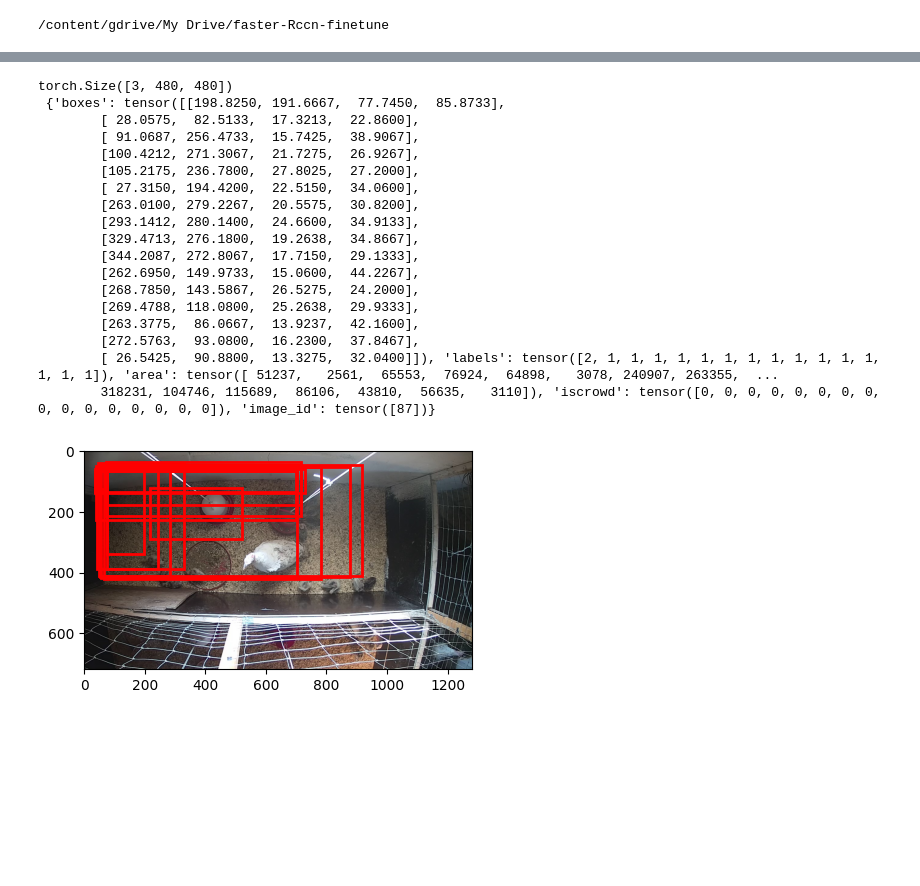
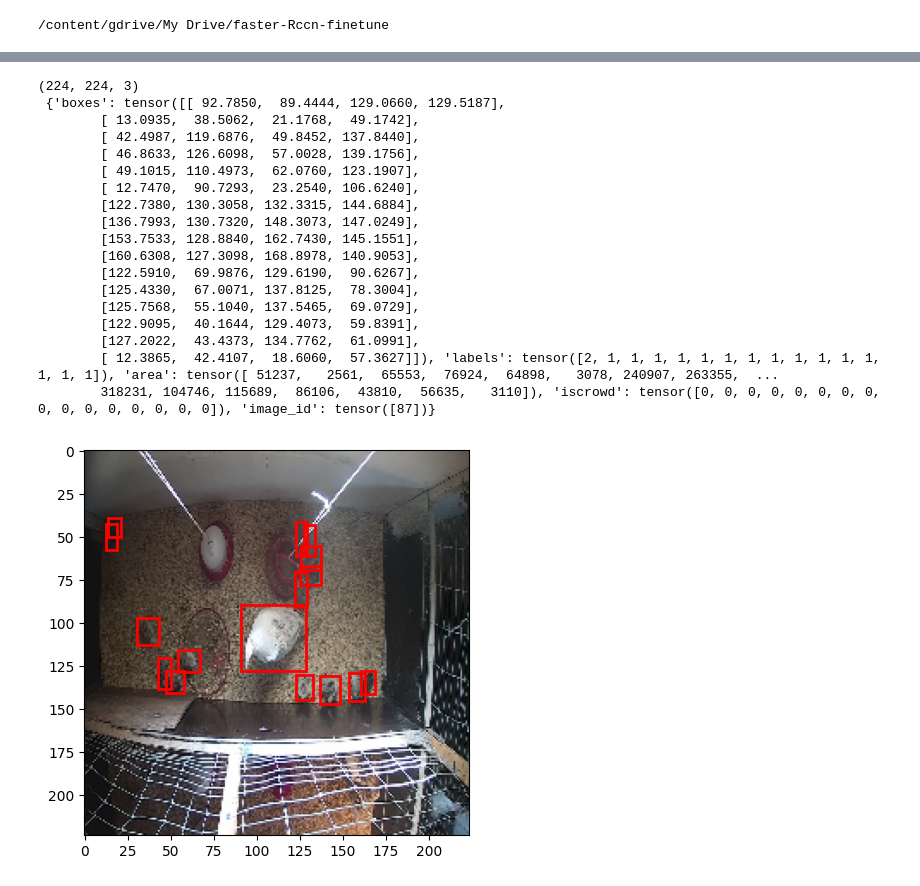
Before and after one commit to aemrhb/Mutiple_object_tracking_IPI, a Jupyter notebook: faster_Rcnnn_finetune.ipynb, the cells around one changed output, grey strips where cells are left out. Drawn from its saved outputs; the diff is of its cells as text; code cells hidden in the pictures; blank space fills up the shorter version.

```diff
--- a/faster_Rcnnn_finetune.ipynb
+++ b/faster_Rcnnn_finetune.ipynb
@@ -199,9 +193,9 @@ class CustomDataset(torch.utils.data.Dataset):
           res = [float(t) for t in strr]
 
           xmin_corr = (res[0]/wt)*self.width
-          xmax_corr = (res[2]/wt)*self.width
+          xmax_corr = (res[0]/wt)*self.width + (res[2]/wt)*self.width
           ymin_corr = (res[1]/ht)*self.height
-          ymax_corr = (res[3]/ht)*self.height
+          ymax_corr = (res[1]/ht)*self.height + (res[3]/ht)*self.height
 
           are = int((res[2] - res[0]) * (res[3] - res[1]))
           area.append(are)
@@ -278,7 +259,7 @@ def get_transform(train):
             ToTensorV2(p=1.0)
         ])
 # %%
-dataset = CustomDataset(files_dir, 480, 480, transforms= get_transform(train=True))
+dataset = CustomDataset(files_dir, 224, 224)
 # dataset[0]
 # print('length of dataset = ', len(dataset), '\n')
 
@@ -288,50 +269,50 @@ img, target = dataset[87]
 #     print(key, value)
 print(img.shape, '\n',target)
 # %% [output]
-torch.Size([3, 480, 480])
- {'boxes': tensor([[198.8250, 191.6667,  77.7450,  85.8733],
-        [ 28.0575,  82.5133,  17.3213,  22.8600],
-        [ 91.0687, 256.4733,  15.7425,  38.9067],
-        [100.4212, 271.3067,  21.7275,  26.9267],
-        [105.2175, 236.7800,  27.8025,  27.2000],
-        [ 27.3150, 194.4200,  22.5150,  34.0600],
-        [263.0100, 279.2267,  20.5575,  30.8200],
-        [293.1412, 280.1400,  24.6600,  34.9133],
-        [329.4713, 276.1800,  19.2638,  34.8667],
-        [344.2087, 272.8067,  17.7150,  29.1333],
-        [262.6950, 149.9733,  15.0600,  44.2267],
-        [268.7850, 143.5867,  26.5275,  24.2000],
-        [269.4788, 118.0800,  25.2638,  29.9333],
-        [263.3775,  86.0667,  13.9237,  42.1600],
-        [272.5763,  93.0800,  16.2300,  37.8467],
-        [ 26.5425,  90.8800,  13.3275,  32.0400]]), 'labels': tensor([2, 1, 1, 1, 1, 1, 1, 1, 1, 1, 1, 1, 1, 1, 1, 1]), 'area': tensor([ 51237,   2561,  65553,  76924,  64898,   3078, 240907, 263355,  ...
+(224, 224, 3)
+ {'boxes': tensor([[ 92.7850,  89.4444, 129.0660, 129.5187],
+        [ 13.0935,  38.5062,  21.1768,  49.1742],
+        [ 42.4987, 119.6876,  49.8452, 137.8440],
+        [ 46.8633, 126.6098,  57.0028, 139.1756],
+        [ 49.1015, 110.4973,  62.0760, 123.1907],
+        [ 12.7470,  90.7293,  23.2540, 106.6240],
+        [122.7380, 130.3058, 132.3315, 144.6884],
+        [136.7993, 130.7320, 148.3073, 147.0249],
+        [153.7533, 128.8840, 162.7430, 145.1551],
+        [160.6308, 127.3098, 168.8978, 140.9053],
+        [122.5910,  69.9876, 129.6190,  90.6267],
+        [125.4330,  67.0071, 137.8125,  78.3004],
+        [125.7568,  55.1040, 137.5465,  69.0729],
+        [122.9095,  40.1644, 129.4073,  59.8391],
+        [127.2022,  43.4373, 134.7762,  61.0991],
+        [ 12.3865,  42.4107,  18.6060,  57.3627]]), 'labels': tensor([2, 1, 1, 1, 1, 1, 1, 1, 1, 1, 1, 1, 1, 1, 1, 1]), 'area': tensor([ 51237,   2561,  65553,  76924,  64898,   3078, 240907, 263355,  ...
         318231, 104746, 115689,  86106,  43810,  56635,   3110]), 'iscrowd': tensor([0, 0, 0, 0, 0, 0, 0, 0, 0, 0, 0, 0, 0, 0, 0, 0]), 'image_id': tensor([87])}
 # %%
 def plot_img_bbox(img, target):
     # plot the image and bboxes
     # Bounding boxes are defined as follows: x-min y-min width height
     fig, a = plt.subplots(1,1)
     fig.set_size_inches(5,5)
     a.imshow(img)
     for box in (target['boxes']):
         x, y, width, height  = box[0], box[1], box[2]-box[0], box[3]-box[1]
         rect = patches.Rectangle((x, y),
                                  width, height,
                                  linewidth = 2,
                                  edgecolor = 'r',
                                  facecolor = 'none')
 
         # Draw the bounding box on top of the image
         a.add_patch(rect)
     plt.show()
 
 
 
 # plotting the image with bboxes. Feel free to change the index
-img, target = dataset[60]
+img, target = dataset[68]
 plot_img_bbox(img, target)
 # %% [output]
-[figure, old version]
+[figure, new version]
 # %%
 def get_object_detection_model(num_classes):
 
```
Also changed, not shown: parts of 10 cells of this notebook.
